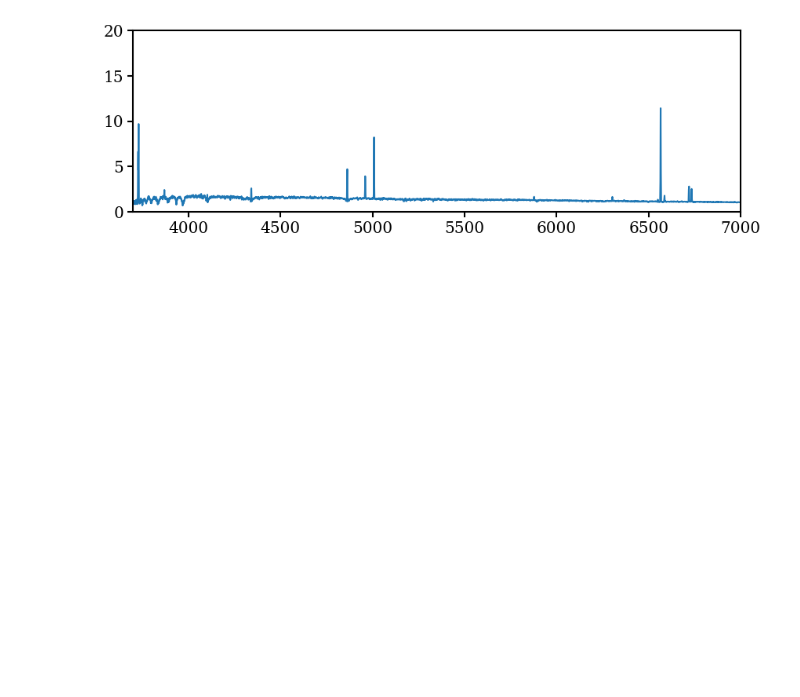
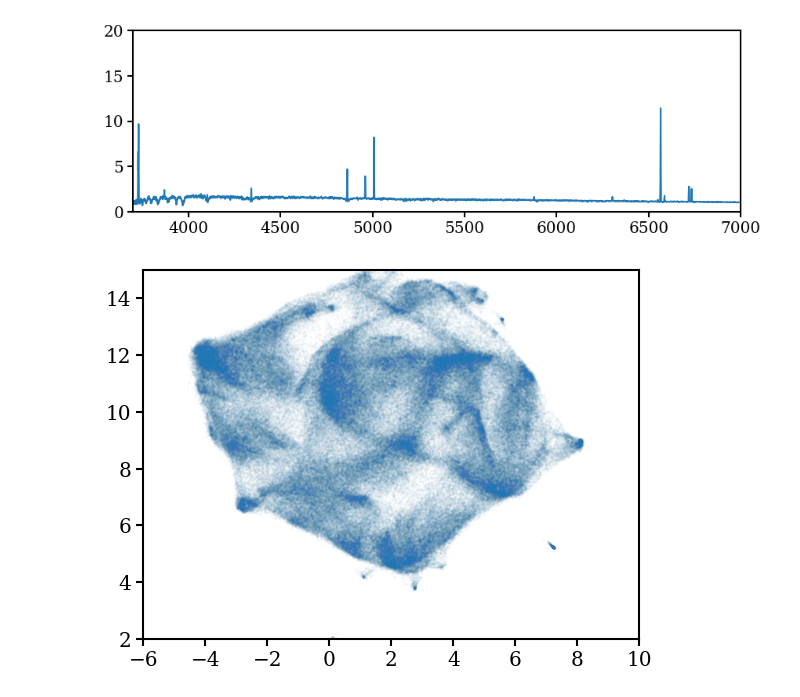
Before and after one commit to virajvman/desi_dwarfs, a Jupyter notebook: notebooks/catalog_paper/spectra_nnmf_explore.ipynb, the cells around one changed output. Cells and saved outputs as stored; diff of their text form; code cells hidden in the pictures; blank space fills up the shorter version.

```diff
--- a/notebooks/catalog_paper/spectra_nnmf_explore.ipynb
+++ b/notebooks/catalog_paper/spectra_nnmf_explore.ipynb
@@ -724,0 +697,21 @@ TTYPE39 = 'FLUX_SYNTH_PHOTMODEL_W4'
+# %%
+spec_umap_2d_NEW = np.load("/pscratch/sd/v/virajvm/catalog_dr1_dwarfs/iron_spectra/spectra_files/desi_dwarfs_umap_nnmf_and_pca_NEW.npy")
+spec_umap_2d_OG = np.load("/pscratch/sd/v/virajvm/catalog_dr1_dwarfs/iron_spectra/spectra_files/desi_dwarfs_umap_nnmf_and_pca_OG.npy")
+# %%
+plt.scatter(spec_umap_2d_NEW[:,0],  spec_umap_2d_NEW[:,1], s=0.1,alpha=0.05)
+
+# tgids_weird = [39627702956722996, 39627896712597936, 39628414184849968]
+# for tgidi in tgids_weird:
+#     mask = (spec_temp_cat["TARGETID"]==tgidi)
+#     plt.scatter(spec_temp_cat["SPEC_UMAP_0"][mask], spec_temp_cat["SPEC_UMAP_1"][mask], s=50,color="r",marker="x")
+
+# plt.scatter(14.25,6.15,s=20,edgecolor="k",facecolor="none")
+# plt.scatter(11.8,-0.1,s=20,edgecolor="k",facecolor="none")
+# plt.scatter(6.4,2.85,s=20,edgecolor="k",facecolor="none")
+# plt.scatter(10.7,4.1,s=20,edgecolor="k",facecolor="none")
+
+plt.xlim([-6,10])
+plt.ylim([2,15])
+plt.show()
+# %% [output]
+[figure, added]
```
Also changed, not shown: parts of 12 cells of this notebook, 2 other files.
